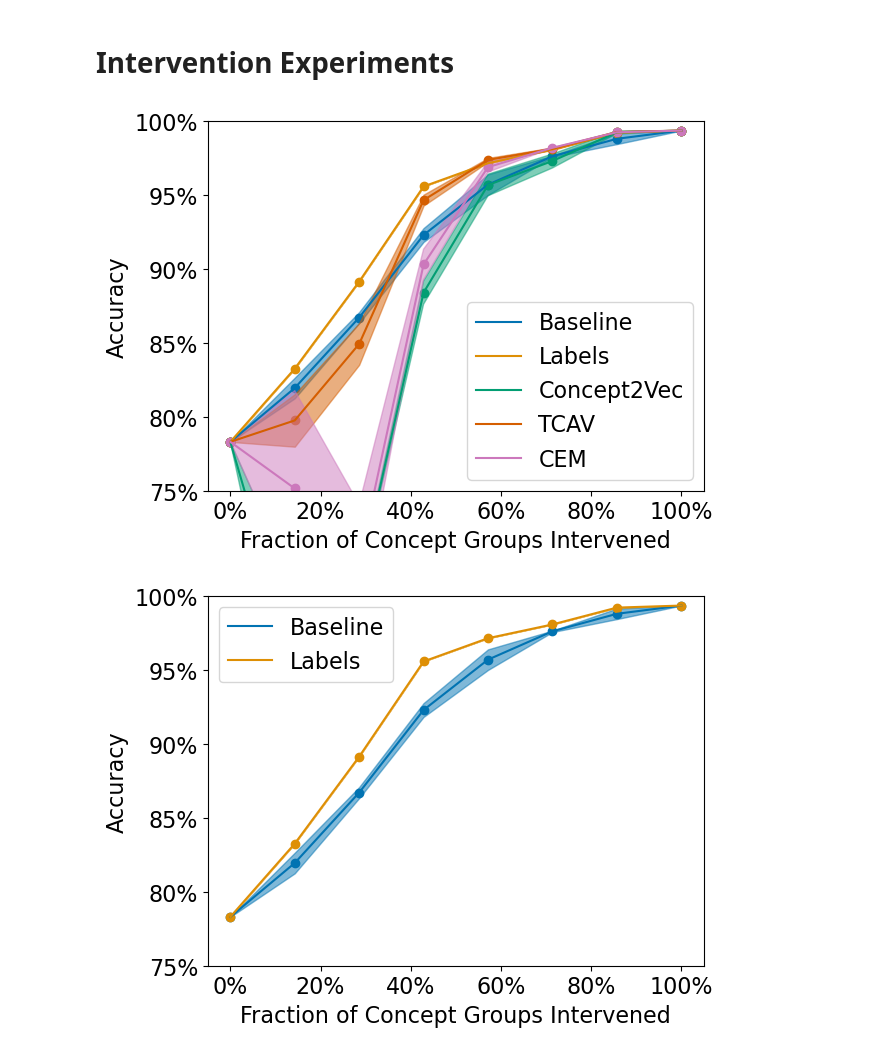
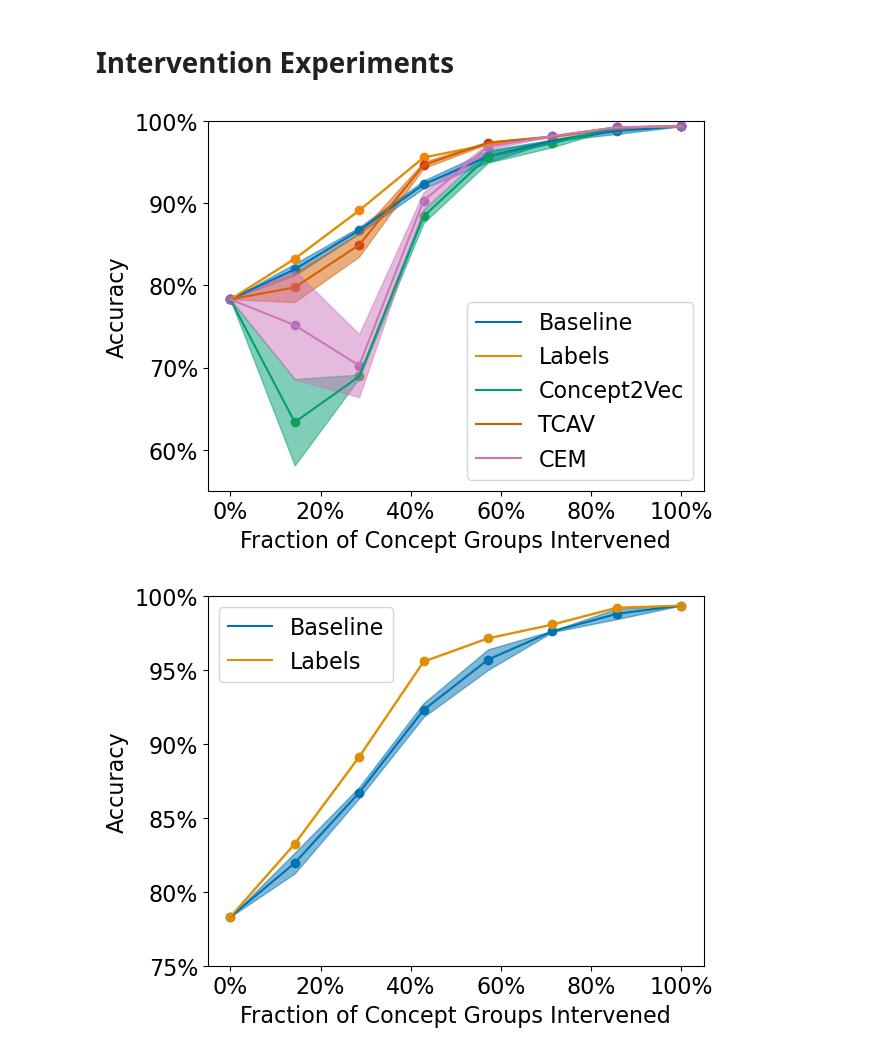
Before and after one commit to naveenr414/Concept-Learning, a Jupyter notebook: scripts/Plotting.ipynb, the cells around one changed output. Saved outputs shown, nothing was run; the diff lists cells and outputs as text; code cells hidden in the pictures.

```diff
--- a/scripts/Plotting.ipynb
+++ b/scripts/Plotting.ipynb
@@ -222,6 +236,6 @@ plt.show()
 # %%
 datasets = ['colored_mnist','CUB','dsprites','chexpert']
-methods = ['tcav','label','cem','concept2vec']
+methods = ['tcav','cem','concept2vec','label']
 
 truth_data = {}
 
@@ -237,7 +251,7 @@ for d in datasets:
         truth_data[d].append((mean,std))
 
 datasets = ['MNIST','CUB','DSprites','CheXpert']
-methods = ['TCAV','Label','CEM','Concept2Vec']
+methods = ['TCAV','CEM','Concept2Vec','Label']
 
 cb_palette = sns.color_palette("colorblind")
 
@@ -304,6 +318,6 @@ plt.show()
 # %%
 datasets = ['colored_mnist','CUB','dsprites','chexpert']
-methods = ['tcav','label','cem','concept2vec']
+methods = ['tcav','cem','concept2vec','label']
 
 truth_data = {}
 
@@ -319,7 +333,7 @@ for d in datasets:
         truth_data[d].append((mean,std))
 
 datasets = ['MNIST','CUB','DSprites','CheXpert']
-methods = ['TCAV','Label','CEM','Concept2Vec']
+methods = ['TCAV','CEM','Concept2Vec','Label']
 
 cb_palette = sns.color_palette("colorblind")
 
@@ -353,7 +367,7 @@ plt.xlabel("Dataset",fontsize=20)
 # Plot the bars with standard deviation error bars
 width = 0.2
 for i in range(len(means)):
-    group_means = [1-j for j in means[i]] # Flip Robustness due to definition
+    group_means = [j for j in means[i]] # Flip Robustness due to definition
     group_stds = stds[i]
     print(group_means,group_stds,ind)
     ax.bar(ind + i*width, group_means, width, label=datasets, yerr=group_stds)
@@ -373,7 +387,7 @@ ax.tick_params(axis='y', length=0)
 # Add a legend
 ax.legend(methods,fontsize=16)
 
-plt.savefig('figures/bar_plot_robustness.pdf', dpi=300, bbox_inches='tight')
+plt.savefig('figures/bar_plot_responsiveness.pdf', dpi=300, bbox_inches='tight')
 
 # Show the plot
 plt.show()
@@ -386,6 +400,6 @@ plt.show()
 # %%
 datasets = ['colored_mnist','CUB','dsprites','chexpert']
-methods = ['tcav','label','cem','concept2vec']
+methods = ['tcav','cem','concept2vec','label']
 
 truth_data = {}
 
@@ -401,7 +415,7 @@ for d in datasets:
         truth_data[d].append((mean,std))
 
 datasets = ['MNIST','CUB','DSprites','CheXpert']
-methods = ['TCAV','Label','CEM','Concept2Vec']
+methods = ['TCAV','CEM','Concept2Vec','Label']
 
 cb_palette = sns.color_palette("colorblind")
 
@@ -455,7 +469,7 @@ ax.tick_params(axis='y', length=0)
 # Add a legend
 ax.legend(methods,fontsize=16)
 
-plt.savefig('figures/bar_plot_robustness.pdf', dpi=300, bbox_inches='tight')
+plt.savefig('figures/bar_plot_stability.pdf', dpi=300, bbox_inches='tight')
 
 # Show the plot
 plt.show()
@@ -557,7 +668,12 @@ plt.show()
 # Intervention Experiments
 # %%
 def plot_intervention(methods,names,dataset,dataset_name,total_concepts,ylim,yticks):
-    results = [json.load(open("results/intervention/{}/{}.json".format(dataset,i))) for i in methods]
+    if type(methods) == type("a"):
+        results = json.load(open("results/intervention/{}/{}.json".format(dataset,methods)))
+        results = [results[str(i)] for i in sorted(map(int,results.keys()))]
+    else:
+        results = [json.load(open("results/intervention/{}/{}.json".format(dataset,i))) for i in methods]
+
     clrs = sns.color_palette("colorblind", 10)
     styles = ['-' for i in range(len(names))]
 
@@ -591,10 +707,10 @@ def plot_intervention(methods,names,dataset,dataset_name,total_concepts,ylim,yti
         plt.fill_between(x_vals,y_vals-y_stds,y_vals+y_stds,color=color,alpha=0.5)
     plt.legend(fontsize=16)
 # %%
-plot_intervention(["baseline","labels","concept2vec","tcav","cem"],["Baseline","Labels","Concept2Vec","TCAV","CEM"],"cub","CUB",28,[0.75,1],[0.75,0.8,0.85,0.9,0.95,1.0])
+plot_intervention(["baseline","labels","concept2vec","tcav","cem"],["Baseline","Labels","Concept2Vec","TCAV","CEM"],"cub","CUB",28,[0.55,1],[0.6,0.7,0.8,0.9,1.0])
 plt.savefig("figures/cub_intervention.pdf",dpi=300,bbox_inches='tight')
 # %% [output]
-[figure, old version]
+[figure, new version]
 # %%
 plot_intervention(["baseline","labels"],["Baseline","Labels"],"cub","CUB",28,[0.75,1],[0.75,0.8,0.85,0.9,0.95,1.0])
 plt.savefig("figures/cub_intervention_label.pdf",dpi=300,bbox_inches='tight')
```
Also changed, not shown: parts of 17 cells of this notebook, 10 other files.
